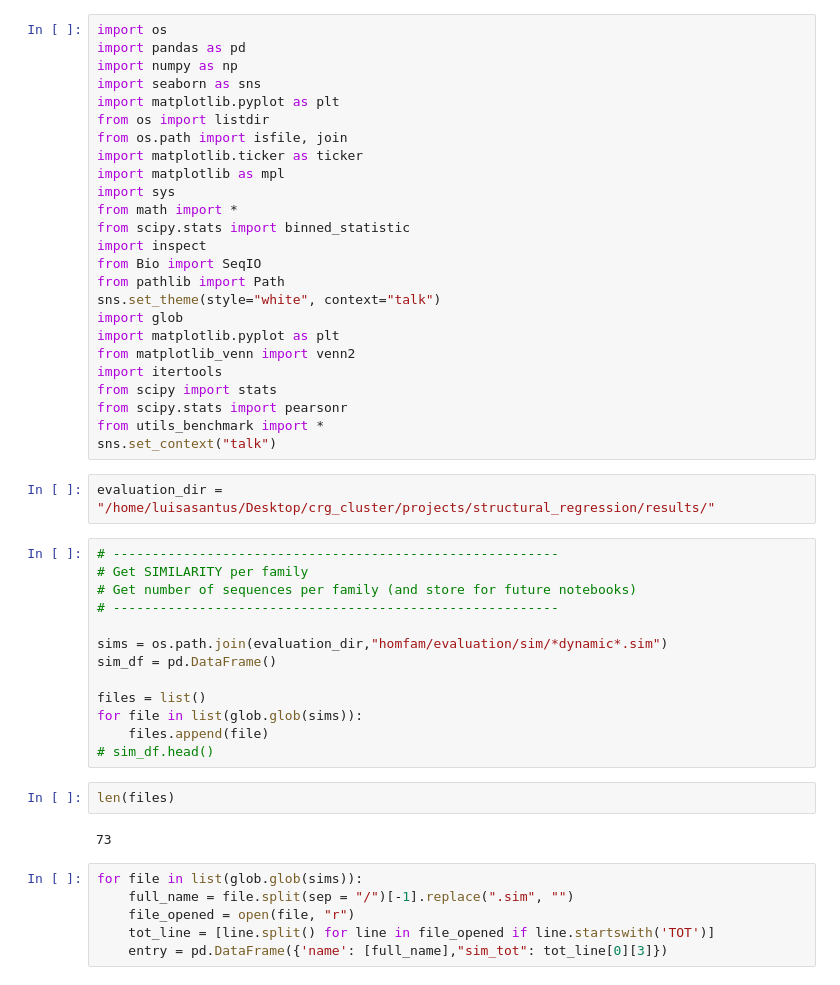
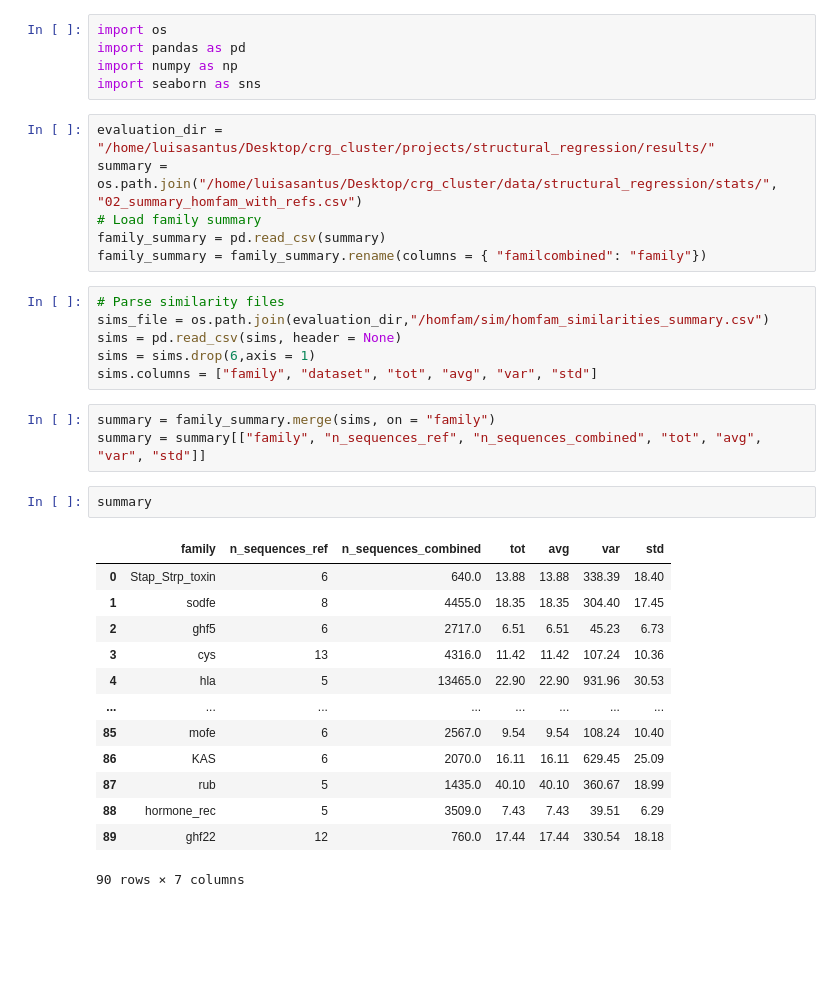
Before and after one commit to luisas/nf_structural_regression, a Jupyter notebook: notebook/10_testset.ipynb, the cells around one changed output. Drawn from its saved outputs; the diff is of its cells as text; blank space fills up the shorter version.

```diff
--- a/notebook/10_testset.ipynb
+++ b/notebook/10_testset.ipynb
@@ -3,48 +3,34 @@ import os
 import pandas as pd
 import numpy as np
 import seaborn as sns
-import matplotlib.pyplot as plt
-from os import listdir
-from os.path import isfile, join
-import matplotlib.ticker as ticker
-import matplotlib as mpl
-import sys
-from math import *
-from scipy.stats import binned_statistic
-import inspect
-from Bio import SeqIO
-from pathlib import Path
-sns.set_theme(style="white", context="talk")
-import glob
-import matplotlib.pyplot as plt
-from matplotlib_venn import venn2
-import itertools
-from scipy import stats
-from scipy.stats import pearsonr
-from utils_benchmark import *
-sns.set_context("talk")
 # %%
 evaluation_dir = "/home/luisasantus/Desktop/crg_cluster/projects/structural_regression/results/"
+summary = os.path.join("/home/luisasantus/Desktop/crg_cluster/data/structural_regression/stats/", "02_summary_homfam_with_refs.csv")
+# Load family summary
+family_summary = pd.read_csv(summary)
+family_summary = family_summary.rename(columns = { "familcombined": "family"})
 # %%
-# ---------------------------------------------------------
-# Get SIMILARITY per family
-# Get number of sequences per family (and store for future notebooks)
-# ---------------------------------------------------------
-
-sims = os.path.join(evaluation_dir,"homfam/evaluation/sim/*dynamic*.sim")
-sim_df = pd.DataFrame()
-
-files = list()
-for file in list(glob.glob(sims)):
-    files.append(file)
-# sim_df.head()
+# Parse similarity files
+sims_file = os.path.join(evaluation_dir,"/homfam/sim/homfam_similarities_summary.csv")
+sims = pd.read_csv(sims, header = None)
+sims = sims.drop(6,axis = 1)
+sims.columns = ["family", "dataset", "tot", "avg", "var", "std"]
-# %%
-len(files)
-# %% [output]
-73
-# %%
-for file in list(glob.glob(sims)):
-    full_name = file.split(sep = "/")[-1].replace(".sim", "")
-    file_opened = open(file, "r")
-    tot_line = [line.split() for line in file_opened if line.startswith('TOT')]
-    entry = pd.DataFrame({'name': [full_name],"sim_tot": tot_line[0][3]})
+# %%
+summary = family_summary.merge(sims, on = "family")
+summary = summary[["family", "n_sequences_ref", "n_sequences_combined", "tot", "avg", "var", "std"]]
+# %%
+summary
+# %% [output]
+|  | family | n_sequences_ref | n_sequences_combined | tot | avg | var | std |
+| 0 | Stap_Strp_toxin | 6 | 640.0 | 13.88 | 13.88 | 338.39 | 18.40 |
+| 1 | sodfe | 8 | 4455.0 | 18.35 | 18.35 | 304.40 | 17.45 |
+| 2 | ghf5 | 6 | 2717.0 | 6.51 | 6.51 | 45.23 | 6.73 |
+| 3 | cys | 13 | 4316.0 | 11.42 | 11.42 | 107.24 | 10.36 |
+| 4 | hla | 5 | 13465.0 | 22.90 | 22.90 | 931.96 | 30.53 |
+| ... | ... | ... | ... | ... | ... | ... | ... |
+| 85 | mofe | 6 | 2567.0 | 9.54 | 9.54 | 108.24 | 10.40 |
+| 86 | KAS | 6 | 2070.0 | 16.11 | 16.11 | 629.45 | 25.09 |
+| 87 | rub | 5 | 1435.0 | 40.10 | 40.10 | 360.67 | 18.99 |
+| 88 | hormone_rec | 5 | 3509.0 | 7.43 | 7.43 | 39.51 | 6.29 |
+| 89 | ghf22 | 12 | 760.0 | 17.44 | 17.44 | 330.54 | 18.18 |
+90 rows × 7 columns
```
Also changed, not shown: parts of 9 cells of this notebook, 10 other files.
